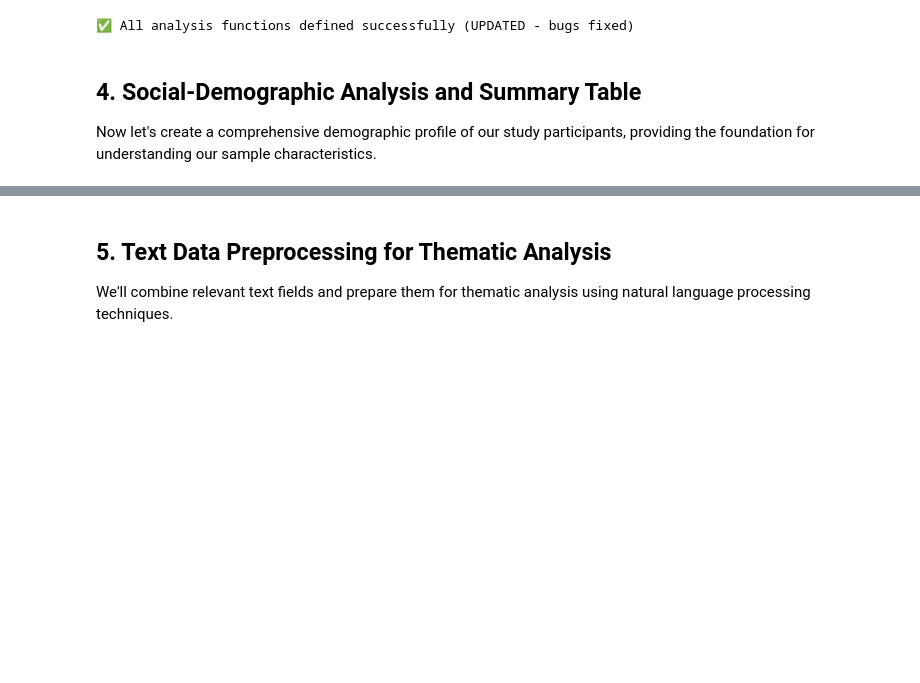
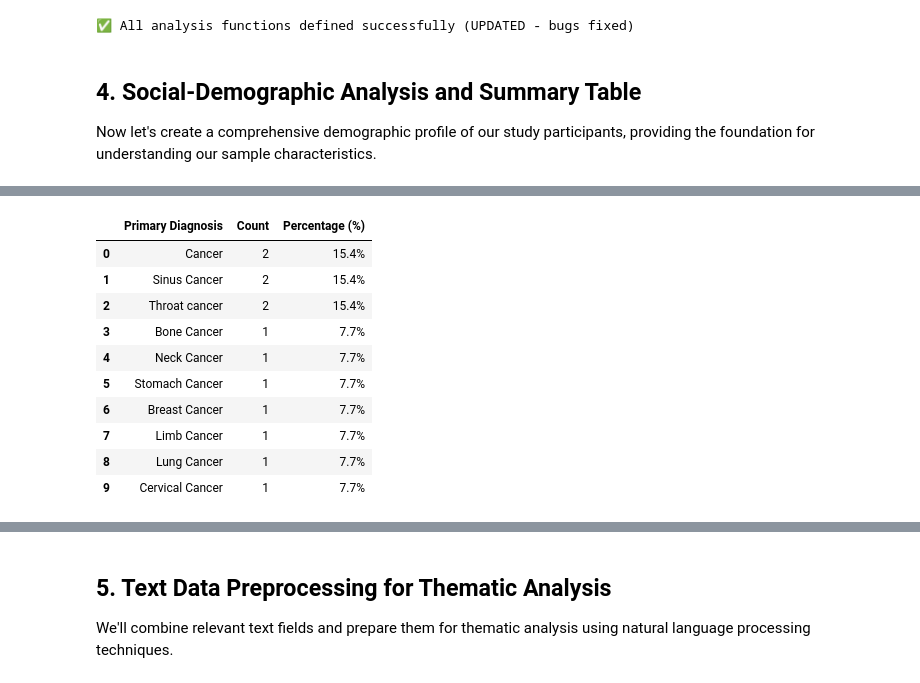
Before and after one commit to MadScie254/Palliative_Analysis, a Jupyter notebook: palliative_analysis.ipynb, the cells around one changed output, grey strips where cells are left out. Saved outputs shown, nothing was run; the diff lists cells and outputs as text; code cells hidden in the pictures; blank space fills up the shorter version.

```diff
--- a/palliative_analysis.ipynb
+++ b/palliative_analysis.ipynb
@@ -567,6 +567,63 @@ print("-" * 30)
 print(f"CAM Users: {len(cam_users)} out of {len(df_clean)} ({(len(cam_users)/len(df_clean)*100):.1f}%)")
 print(f"Non-CAM Users: {len(df_clean) - len(cam_users)} ({((len(df_clean) - len(cam_users))/len(df_clean)*100):.1f}%)")
 
+# ============================================================================
+# WORD-EXPORTABLE TABLES
+# ============================================================================
+
+print(f"\n" + "="*80)
+print("📋 **DEMOGRAPHICS TABLES - WORD EXPORT READY**")
+print("="*80)
+
+# Age Statistics Table
+print(f"\n📊 **AGE STATISTICS TABLE:**")
+age_stats_table = pd.DataFrame({
+    'Age Statistic': ['Mean Age', 'Median Age', 'Age Range (Min-Max)', 'Standard Deviation'],
+    'Value': [f"{age_stats['Mean']:.1f} years",
+              f"{age_stats['Median']:.1f} years",
+              f"{age_stats['Min']:.0f}-{age_stats['Max']:.0f} years",
+              f"{age_stats['Std Dev']:.1f} years"]
+})
+display(age_stats_table)
+
+# Gender Distribution Table
+print(f"\n📊 **GENDER DISTRIBUTION TABLE:**")
+gender_table = pd.DataFrame({
+    'Gender': gender_dist.index,
+    'Count': gender_dist.values,
+    'Percentage (%)': [f"{(count/len(df_clean)*100):.1f}%" for count in gender_dist.values]
+})
+display(gender_table)
+
+# Education Level Table
+print(f"\n📊 **EDUCATION LEVEL TABLE:**")
+education_table = pd.DataFrame({
+    'Education Level': education_dist.index,
+    'Count': education_dist.values,
+    'Percentage (%)': [f"{(count/len(df_clean)*100):.1f}%" for count in education_dist.values]
+})
+display(education_table)
+
+# Primary Diagnosis Table
+print(f"\n📊 **PRIMARY DIAGNOSIS TABLE:**")
+diagnosis_table = pd.DataFrame({
+    'Primary Diagnosis': diagnosis_dist.index,
+    'Count': diagnosis_dist.values,
+    'Percentage (%)': [f"{(count/len(df_clean)*100):.1f}%" for count in diagnosis_dist.values]
+})
+display(diagnosis_table)
+
+# CAM Usage Table
+print(f"\n📊 **CAM USAGE OVERVIEW TABLE:**")
+cam_usage_overview = pd.DataFrame({
+    'CAM Usage Status': ['CAM Users', 'Non-CAM Users', 'Total Participants'],
+    'Count': [len(cam_users), len(df_clean) - len(cam_users), len(df_clean)],
+    'Percentage (%)': [f"{(len(cam_users)/len(df_clean)*100):.1f}%",
+                      f"{((len(df_clean) - len(cam_users))/len(df_clean)*100):.1f}%",
+                      "100.0%"]
+})
+display(cam_usage_overview)
+
 # Create formatted demographic table for reporting
 demographic_summary = pd.DataFrame({
     'Characteristic': ['Age (mean ± SD)', 'Age (median)', 'Age (range)',
@@ -585,16 +642,18 @@ demographic_summary = pd.DataFrame({
               "August 2025"]
 })
 
-print(f"\n" + "="*60)
-print("FORMATTED DEMOGRAPHIC TABLE FOR PUBLICATION")
-print("="*60)
-print(demographic_summary.to_string(index=False))
+print(f"\n📊 **COMPREHENSIVE DEMOGRAPHIC TABLE FOR PUBLICATION:**")
+display(demographic_summary)
 
-print(f"\n✓ Demographic analysis complete. Key findings:")
-print(f"  • Sample reflects expected demographics (7F:6M, mean age ~{age_stats['Mean']:.0f})")
-print(f"  • High CAM usage rate: {(len(cam_users)/len(df_clean)*100):.0f}%")
-print(f"  • Diverse educational backgrounds represented")
-print(f"  • Cancer diagnoses span multiple organ systems")
+print(f"\n✅ **All demographic tables created - ready for Word export**")
+print(f"✅ **Copy any table above directly into Microsoft Word**")
+print(f"✅ **Tables include counts and percentages for complete reporting**")
+
+print(f"\n✅ Demographic analysis complete. **Key findings:**")
+print(f"  • **Sample reflects expected demographics** (7F:6M, mean age ~{age_stats['Mean']:.0f})")
+print(f"  • **High CAM usage rate**: {(len(cam_users)/len(df_clean)*100):.0f}%")
+print(f"  • **Diverse educational backgrounds** represented")
+print(f"  • **Cancer diagnoses** span multiple organ systems")
 # %% [output]
 ============================================================
 SOCIAL-DEMOGRAPHIC PROFILE OF STUDY PARTICIPANTS
@@ -615,0 +690,11 @@ Min         : 31.0 years
+|  | Primary Diagnosis | Count | Percentage (%) |
+| 0 | Cancer | 2 | 15.4% |
+| 1 | Sinus Cancer | 2 | 15.4% |
+| 2 | Throat cancer | 2 | 15.4% |
+| 3 | Bone Cancer | 1 | 7.7% |
+| 4 | Neck Cancer | 1 | 7.7% |
+| 5 | Stomach Cancer | 1 | 7.7% |
+| 6 | Breast Cancer | 1 | 7.7% |
+| 7 | Limb Cancer | 1 | 7.7% |
+| 8 | Lung Cancer | 1 | 7.7% |
+| 9 | Cervical Cancer | 1 | 7.7% |
```
Also changed, not shown: parts of 11 cells of this notebook.
